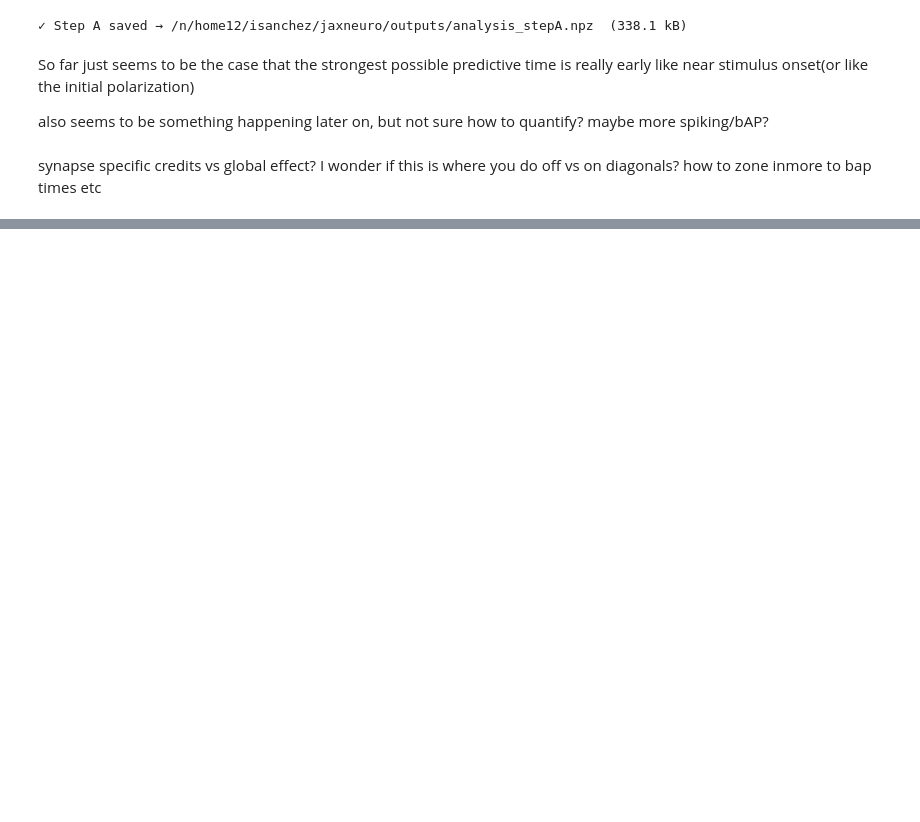
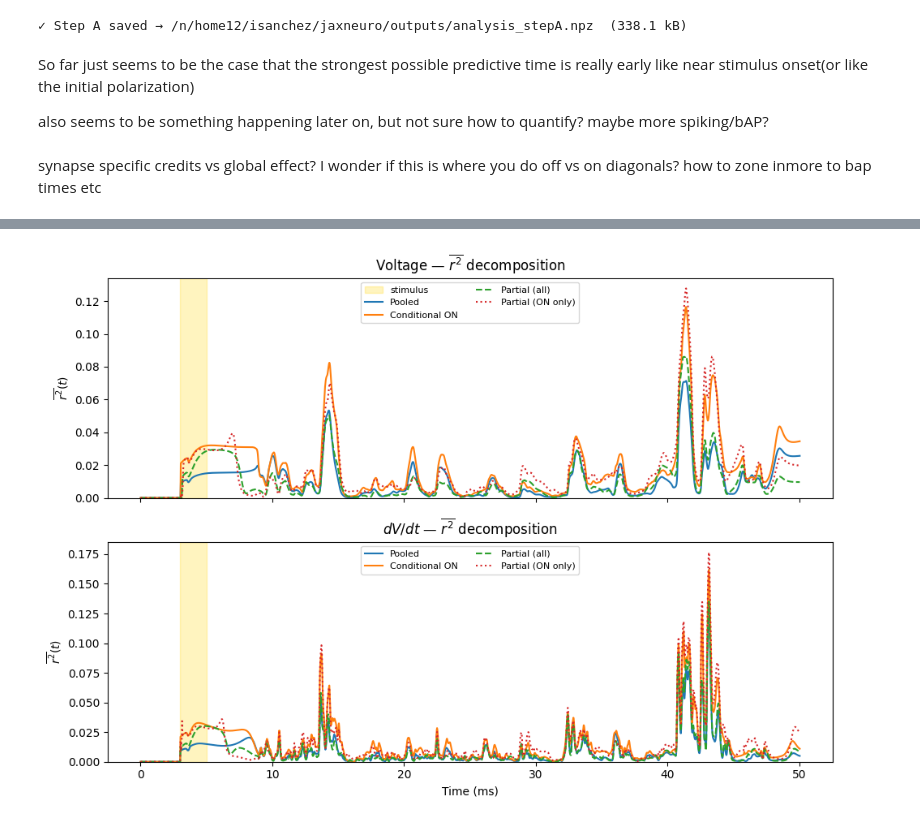
Before and after one commit to itzelts/jaxneuro, a Jupyter notebook: notebooks/analysis.ipynb, the cells around one changed output, grey strips where cells are left out. Cells and saved outputs as stored; diff of their text form; code cells hidden in the pictures; blank space fills up the shorter version.

```diff
--- a/notebooks/analysis.ipynb
+++ b/notebooks/analysis.ipynb
@@ -219,0 +527,36 @@ synapse specific credits vs global effect? I wonder if this is where you do off
+# %%
+# ── Timecourse comparison: pooled vs partial vs partial-ON (mean r²) ──
+mean_r2_partial    = np.nanmean(r_partial**2,    axis=0)
+mean_r2_partial_on = np.nanmean(r_partial_on**2, axis=0)
+mean_r2_partial_dvdt    = np.nanmean(r_partial_dvdt**2,    axis=0)
+mean_r2_partial_on_dvdt = np.nanmean(r_partial_on_dvdt**2, axis=0)
+
+fig, axes = plt.subplots(2, 1, figsize=(10, 7), sharex=True)
+
+ax = axes[0]
+ax.axvspan(i_delay, i_delay + i_dur, color="gold", alpha=0.25, label="stimulus")
+ax.plot(t, mean_r2_v_all,       label="Pooled",              lw=1.5)
+ax.plot(t, mean_r2_on,          label="Conditional ON",      lw=1.5)
+ax.plot(t, mean_r2_partial,     label="Partial (all)",       lw=1.5, ls="--")
+ax.plot(t, mean_r2_partial_on,  label="Partial (ON only)",   lw=1.5, ls=":")
+ax.set_ylabel(r"$\overline{r^2}(t)$")
+ax.set_title(r"Voltage — $\overline{r^2}$ decomposition")
+ax.legend(fontsize=8, ncol=2)
+ax.set_ylim(bottom=0)
+
+ax = axes[1]
+ax.axvspan(i_delay, i_delay + i_dur, color="gold", alpha=0.25)
+ax.plot(t, mean_r2_dvdt,             label="Pooled",              lw=1.5)
+ax.plot(t, mean_r2_on_dv,            label="Conditional ON",      lw=1.5)
+ax.plot(t, mean_r2_partial_dvdt,     label="Partial (all)",       lw=1.5, ls="--")
+ax.plot(t, mean_r2_partial_on_dvdt,  label="Partial (ON only)",   lw=1.5, ls=":")
+ax.set_ylabel(r"$\overline{r^2}(t)$")
+ax.set_xlabel("Time (ms)")
+ax.set_title(r"$dV/dt$ — $\overline{r^2}$ decomposition")
+ax.legend(fontsize=8, ncol=2)
+ax.set_ylim(bottom=0)
+
+plt.tight_layout()
+plt.show()
+# %% [output]
+[figure, added]
```
Also changed, not shown: parts of 31 cells of this notebook, 2 other files.
